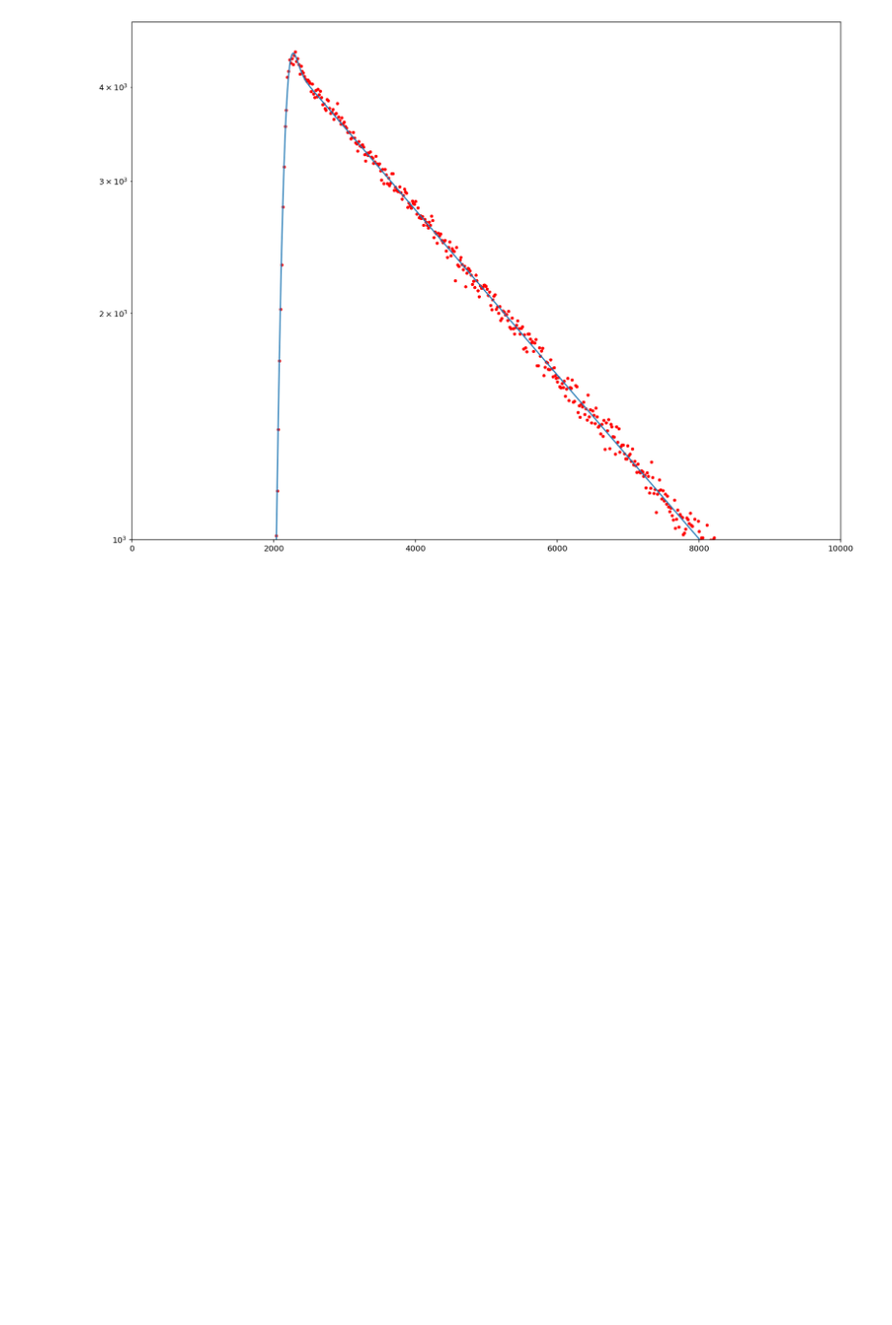
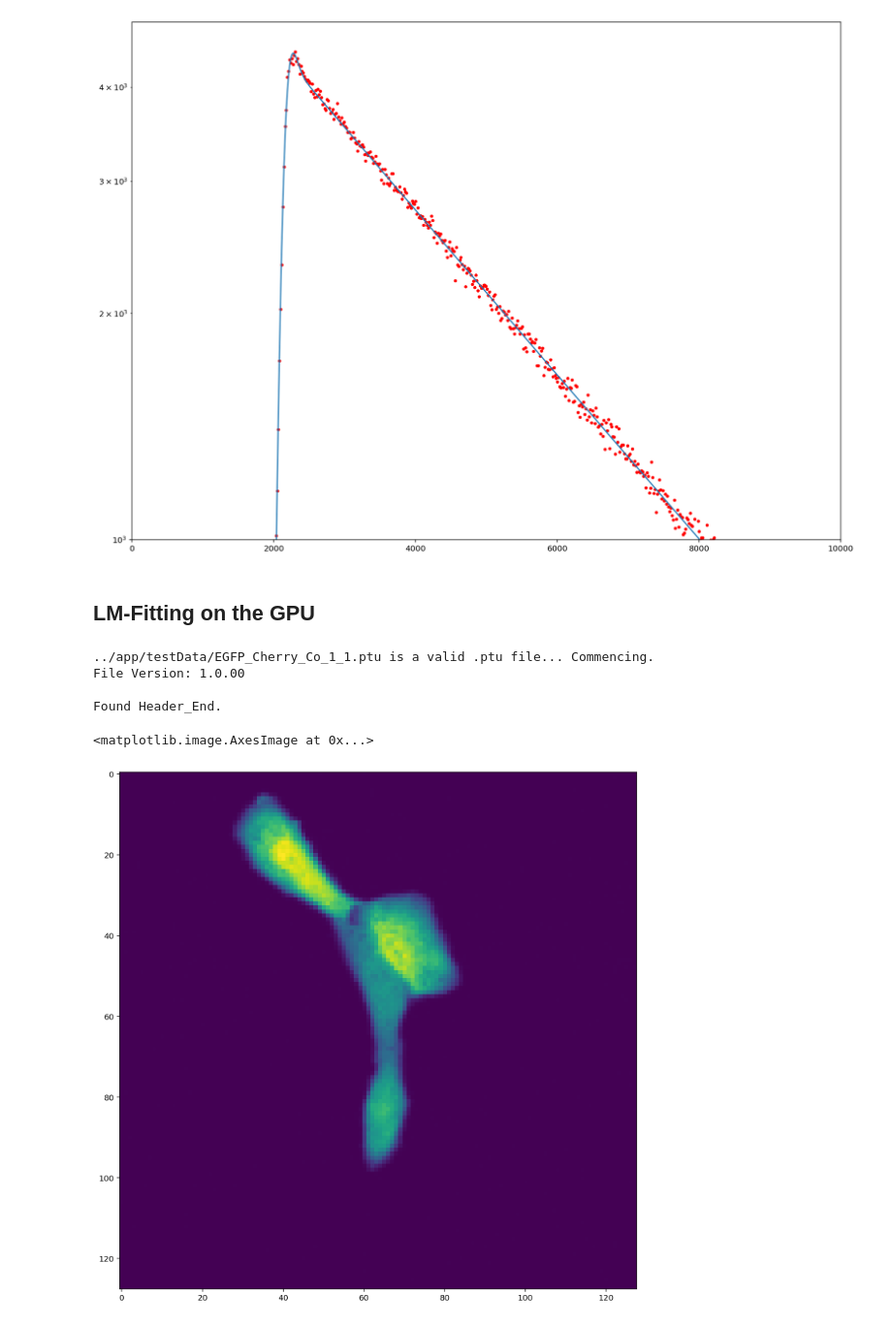
Before and after one commit to Tomkaehst/PhasorFLIM, a Jupyter notebook: notebooks/PicoQuant PTU Decoding and Fitting.ipynb, the cells around one changed output. Shown at 97% size. Drawn from its saved outputs; the diff is of its cells as text; code cells hidden in the pictures; blank space fills up the shorter version.

```diff
--- a/notebooks/PicoQuant PTU Decoding and Fitting.ipynb
+++ b/notebooks/PicoQuant PTU Decoding and Fitting.ipynb
@@ -2741,3 +2755,5 @@ weighted_resid = (fitted_curve - fluoresceine_c1_sumDecay)*calculateWeights(fluo
 plt.plot(tAxis, weighted_resid, 'b.')
 plt.xlim(0, 10000)
 plt.show()
+# %% [markdown]
+## LM-Fitting on the GPU
@@ -2743,0 +3122,31 @@ plt.show()
+# %%
+fluoresceine_raw = readPTU('../app/testData/EGFP_Cherry_Co_1_1.ptu')
+
+fluoresceine_c1, fluoresceine_c1_intImg = buildFLIMArray(fluoresceine_raw[0],
+                                    channel = 0,
+                                    linesinfile = fluoresceine_raw[1]['LinesInFile'],
+                                    pixelsx = fluoresceine_raw[1]['PixelsX'],
+                                    pixelsy = fluoresceine_raw[1]['PixelsY'],
+                                    globRes = fluoresceine_raw[1]['GlobalResolution'],
+                                    timeRes = fluoresceine_raw[1]['Resolution'],
+                                    spatialBinning = 3,
+                                    temporalBinning = 0)
+fluoresceine_c2, fluoresceine_c2_intImg = buildFLIMArray(fluoresceine_raw[0],
+                                    channel = 1,
+                                    linesinfile = fluoresceine_raw[1]['LinesInFile'],
+                                    pixelsx = fluoresceine_raw[1]['PixelsX'],
+                                    pixelsy = fluoresceine_raw[1]['PixelsY'],
+                                    globRes = fluoresceine_raw[1]['GlobalResolution'],
+                                    timeRes = fluoresceine_raw[1]['Resolution'],
+                                    spatialBinning = 3,
+                                    temporalBinning = 0)
+# %% [output]
+../app/testData/EGFP_Cherry_Co_1_1.ptu is a valid .ptu file... Commencing.
+File Version: 1.0.00
+
+Found Header_End.
+# %%
+plt.imshow(fluoresceine_c1_intImg)
+# %% [output]
+<matplotlib.image.AxesImage at 0x...>
+[figure, added]
```
Also changed, not shown: parts of 24 cells of this notebook.
